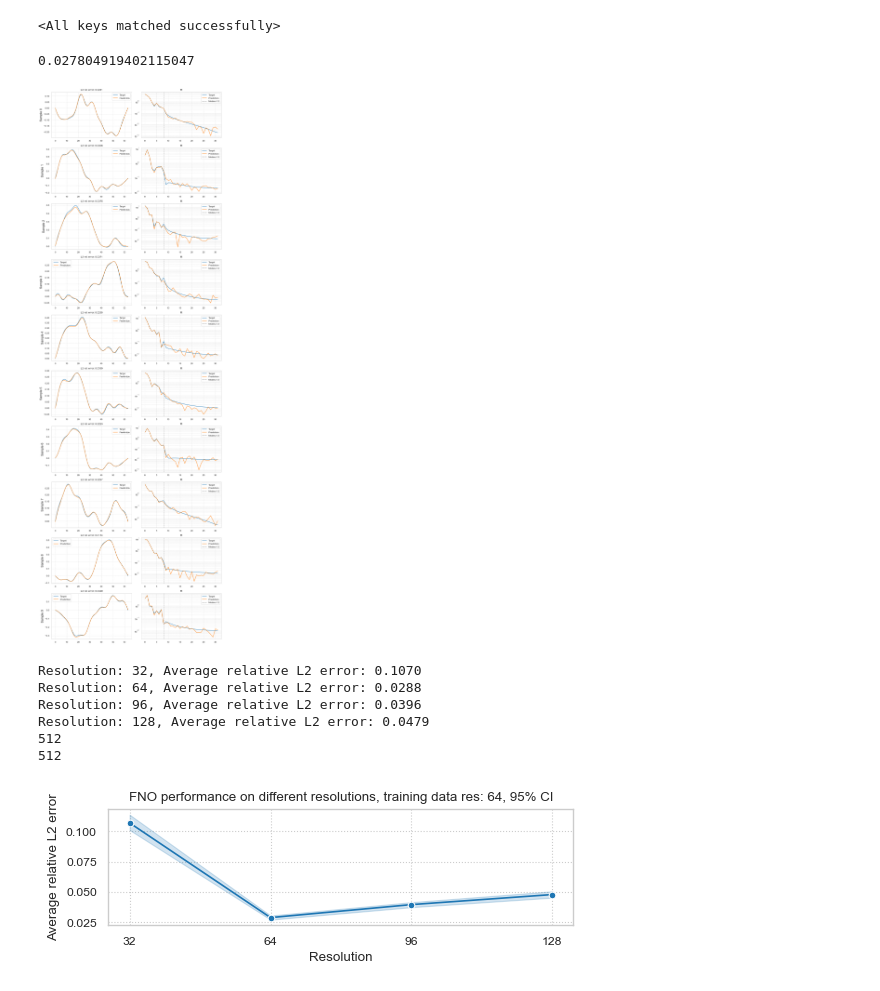
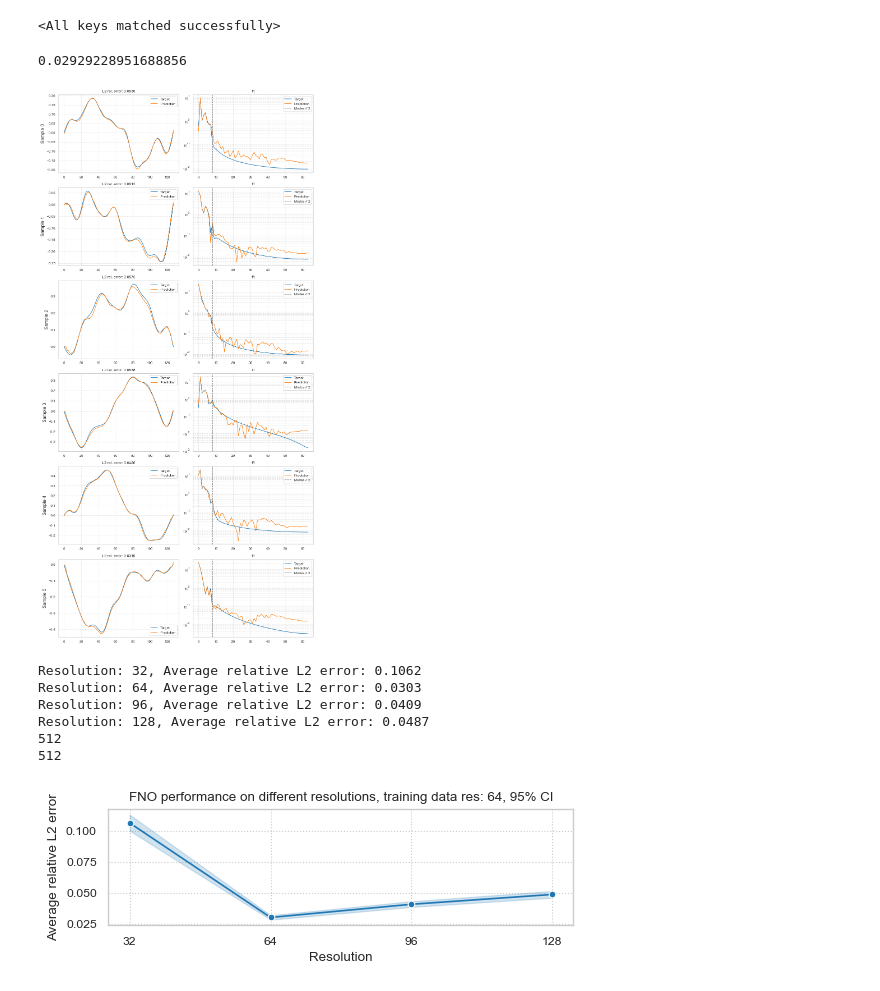
Before and after one commit to benedict-armstrong/FNO-wave-equation, a Jupyter notebook: task2.ipynb, the cells around one changed output. Cells and saved outputs as stored; diff of their text form; code cells hidden in the pictures.

Commit message:
updated plots

```diff
--- a/task2.ipynb
+++ b/task2.ipynb
@@ -18,7 +18,7 @@ layers = 2
 fno = FNO1d(modes, width, layers)  # model
 
 # load model weights
-fno.load_state_dict(torch.load("models/fno_model.pth", weights_only=True))
+fno.load_state_dict(torch.load("models/fno_model.pth", weights_only=True, map_location=torch.device('cpu')))
 # %% [output]
 <All keys matched successfully>
 # %%
@@ -42,12 +42,12 @@ with torch.no_grad():
 
 test_relative_l2
 # %% [output]
-0.027804919402115047
+0.02929228951688856
 # %%
 # pick 10 random samples and draw prediction and target
 samples = DataLoader(test_data, batch_size=1, shuffle=True)
 # %%
-fig, axs = plt.subplots(10, 2, figsize=(10, 30))
+fig, axs = plt.subplots(6, 2, figsize=(10, 20))
 
 fno.eval()
 with torch.no_grad():
@@ -77,34 +77,34 @@ with torch.no_grad():
 
         ax.legend()
         ax.grid(True, which="both", ls=":")
 
         ax = ax_rows[1]
         ax.set_yscale("log")
 
         # plot freqiencies spectrum of target and prediction
         target_fft = np.fft.fft(target.squeeze(0).numpy())
         prediction_fft = np.fft.fft(prediction.squeeze(0).numpy())
 
         ax.plot(
             np.abs(target_fft)[: len(target_fft) // 2],
             label="Target",
         )
 
         ax.plot(
             np.abs(prediction_fft)[: len(prediction_fft) // 2],
             label="Prediction",
         )
 
         ax.axvline(modes // 2, color="gray", ls="--", label="Modes // 2")
 
         ax.set_title("fft")
         ax.legend()
         ax.grid(True, which="both", ls=":")
 
 plt.tight_layout()
 plt.show()
 # %% [output]
-[figure, old version]
+[figure, new version]
 # %%
 def eval_model_on_data_set(model: torch.nn.Module, data_loader: DataLoader):
     model.eval()
@@ -149,10 +149,10 @@ plt.title("FNO performance on different resolutions, training data res: 64, 95%
 plt.grid(True, which="both", ls=":")
 plt.show()
 # %% [output]
-Resolution: 32, Average relative L2 error: 0.1070
-Resolution: 64, Average relative L2 error: 0.0288
-Resolution: 96, Average relative L2 error: 0.0396
-Resolution: 128, Average relative L2 error: 0.0479
+Resolution: 32, Average relative L2 error: 0.1062
+Resolution: 64, Average relative L2 error: 0.0303
+Resolution: 96, Average relative L2 error: 0.0409
+Resolution: 128, Average relative L2 error: 0.0487
 512
 512
 [figure]
```
Also changed, not shown: parts of 1 cell of this notebook, 4 other files.
